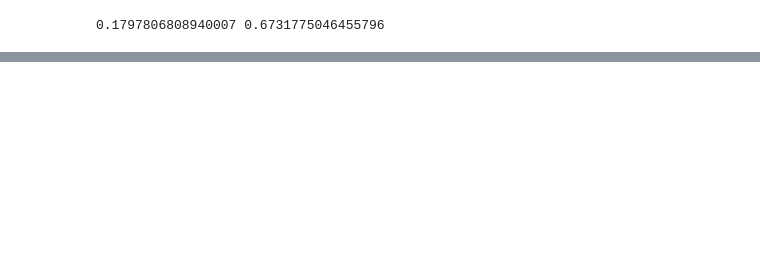
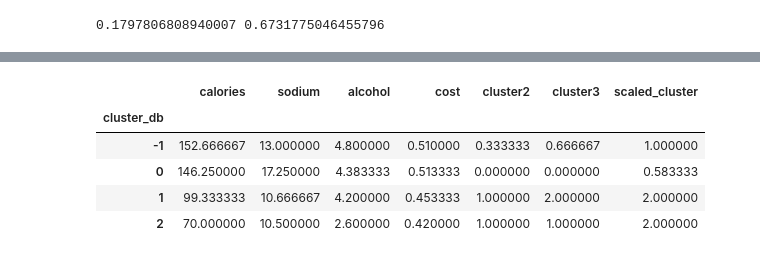
Before and after one commit to bob329/aimath, a Jupyter notebook: 源代码/ch16/beer.ipynb, the cells around one changed output, grey strips where cells are left out. Saved outputs shown, nothing was run; the diff lists cells and outputs as text; code cells hidden in the pictures; blank space fills up the shorter version.

```diff
--- a/源代码/ch16/beer.ipynb
+++ b/源代码/ch16/beer.ipynb
@@ -231,0 +248,9 @@ AttributeError: 'DBSCAN' object has no attribute 'fix'
+# %%
+beer.groupby('cluster_db').mean()
+# %% [output]
+|  | calories | sodium | alcohol | cost | cluster2 | cluster3 | scaled_cluster |
+| cluster_db |  |  |  |  |  |  |  |
+| -1 | 152.666667 | 13.000000 | 4.800000 | 0.510000 | 0.333333 | 0.666667 | 1.000000 |
+| 0 | 146.250000 | 17.250000 | 4.383333 | 0.513333 | 0.000000 | 0.000000 | 0.583333 |
+| 1 | 99.333333 | 10.666667 | 4.200000 | 0.453333 | 1.000000 | 2.000000 | 2.000000 |
+| 2 | 70.000000 | 10.500000 | 2.600000 | 0.420000 | 1.000000 | 1.000000 | 2.000000 |
```
Also changed, not shown: parts of 10 cells of this notebook.
